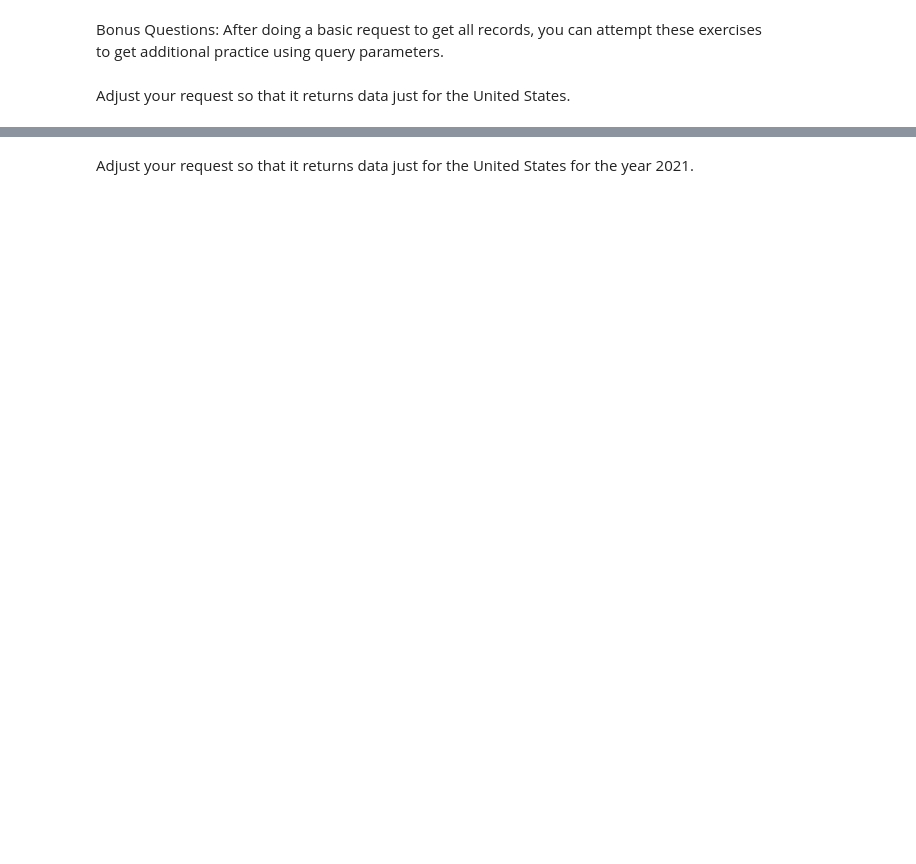
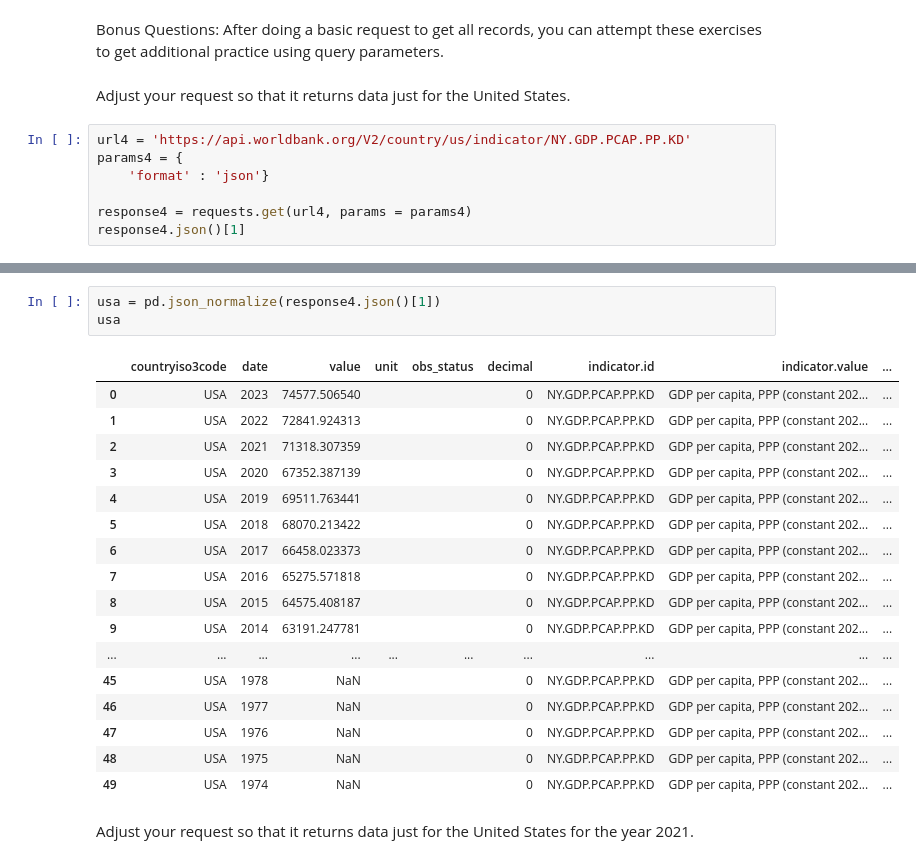
Before and after one commit to NewForce-Cohort-10-Data/socrata-api-Isiybelle, a Jupyter notebook: notebooks/API Exercise.ipynb, the cells around one changed output, grey strips where cells are left out. Drawn from its saved outputs; the diff is of its cells as text; blank space fills up the shorter version.

```diff
--- a/notebooks/API Exercise.ipynb
+++ b/notebooks/API Exercise.ipynb
@@ -84,3 +179,10 @@ You can also get more information about the available countries (region, capital
 Bonus Questions: After doing a basic request to get all records, you can attempt these exercises to get additional practice using query parameters.
 # %% [markdown]
 Adjust your request so that it returns data just for the United States.
+# %%
+url4 = 'https://api.worldbank.org/V2/country/us/indicator/NY.GDP.PCAP.PP.KD'
+params4 = {
+    'format' : 'json'}
+
+response4 = requests.get(url4, params = params4)
+response4.json()[1]
@@ -87,2 +207,23 @@ Adjust your request so that it returns data just for the United States.
+# %%
+usa = pd.json_normalize(response4.json()[1])
+usa
+# %% [output]
+|  | countryiso3code | date | value | unit | obs_status | decimal | indicator.id | indicator.value | ... |
+| 0 | USA | 2023 | 74577.506540 |  |  | 0 | NY.GDP.PCAP.PP.KD | GDP per capita, PPP (constant 202... | ... |
+| 1 | USA | 2022 | 72841.924313 |  |  | 0 | NY.GDP.PCAP.PP.KD | GDP per capita, PPP (constant 202... | ... |
+| 2 | USA | 2021 | 71318.307359 |  |  | 0 | NY.GDP.PCAP.PP.KD | GDP per capita, PPP (constant 202... | ... |
+| 3 | USA | 2020 | 67352.387139 |  |  | 0 | NY.GDP.PCAP.PP.KD | GDP per capita, PPP (constant 202... | ... |
+| 4 | USA | 2019 | 69511.763441 |  |  | 0 | NY.GDP.PCAP.PP.KD | GDP per capita, PPP (constant 202... | ... |
+| 5 | USA | 2018 | 68070.213422 |  |  | 0 | NY.GDP.PCAP.PP.KD | GDP per capita, PPP (constant 202... | ... |
+| 6 | USA | 2017 | 66458.023373 |  |  | 0 | NY.GDP.PCAP.PP.KD | GDP per capita, PPP (constant 202... | ... |
+| 7 | USA | 2016 | 65275.571818 |  |  | 0 | NY.GDP.PCAP.PP.KD | GDP per capita, PPP (constant 202... | ... |
+| 8 | USA | 2015 | 64575.408187 |  |  | 0 | NY.GDP.PCAP.PP.KD | GDP per capita, PPP (constant 202... | ... |
+| 9 | USA | 2014 | 63191.247781 |  |  | 0 | NY.GDP.PCAP.PP.KD | GDP per capita, PPP (constant 202... | ... |
+| ... | ... | ... | ... | ... | ... | ... | ... | ... | ... |
+| 45 | USA | 1978 | NaN |  |  | 0 | NY.GDP.PCAP.PP.KD | GDP per capita, PPP (constant 202... | ... |
+| 46 | USA | 1977 | NaN |  |  | 0 | NY.GDP.PCAP.PP.KD | GDP per capita, PPP (constant 202... | ... |
+| 47 | USA | 1976 | NaN |  |  | 0 | NY.GDP.PCAP.PP.KD | GDP per capita, PPP (constant 202... | ... |
+| 48 | USA | 1975 | NaN |  |  | 0 | NY.GDP.PCAP.PP.KD | GDP per capita, PPP (constant 202... | ... |
+| 49 | USA | 1974 | NaN |  |  | 0 | NY.GDP.PCAP.PP.KD | GDP per capita, PPP (constant 202... | ... |
 # %% [markdown]
 Adjust your request so that it returns data just for the United States for the year 2021.
```
Also changed, not shown: parts of 13 cells of this notebook.
